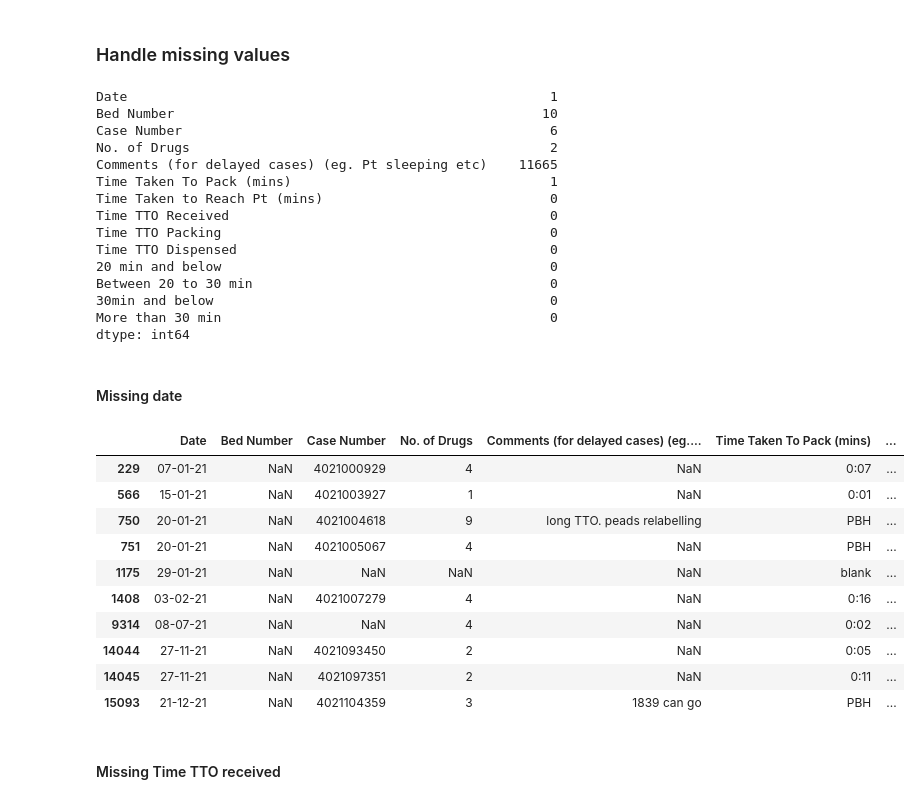
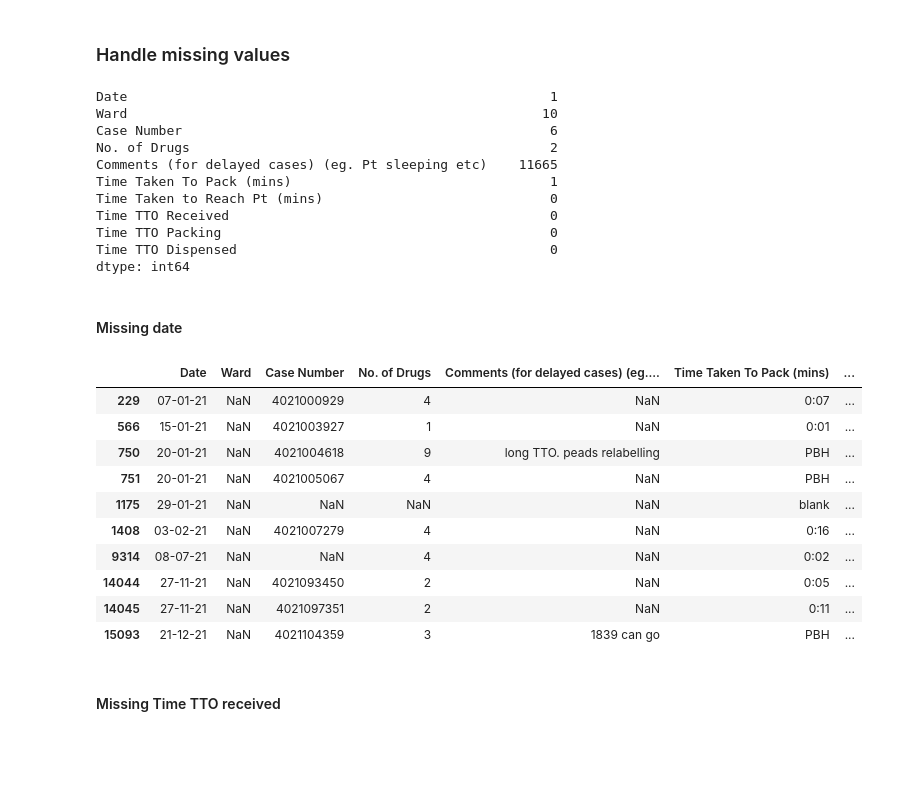
Before and after one commit to RoystonCXW/IS447---Smart-Healthcare, a Jupyter notebook: IS447/System/Data/Pharmacy Dept/Data Cleaning/MNH_Cleaning.ipynb, the cells around one changed output. Cells and saved outputs as stored; diff of their text form; code cells hidden in the pictures; blank space fills up the shorter version.

```diff
--- a/IS447/System/Data/Pharmacy Dept/Data Cleaning/MNH_Cleaning.ipynb
+++ b/IS447/System/Data/Pharmacy Dept/Data Cleaning/MNH_Cleaning.ipynb
@@ -49,7 +69,8 @@ memory usage: 2.7+ MB
 # %%
 # drop repeated column
 df.drop(['Can close', 'Time TTO received (24 hr format) (eg 1340)', 'Timing of Packing (24 hr format / PBH) (eg 1340 / PBH)', 'Timing of Dispensing (24 hr format)',
-        'Weekday', 'Weekday Count', 'Weekend', 'Weekend Count', 'NOT Ward 9'], axis=1, inplace=True)
+        'Weekday', 'Weekday Count', 'Weekend', 'Weekend Count', 'NOT Ward 9', '20 min and below', 'Between 20 to 30 min', '30min and below', 'More than 30 min'],
+        axis=1, inplace=True)
 # %%
 #df.drop(df.iloc[:, 18:23], inplace = True, axis = 1)
 # %% [markdown]
@@ -57,7 +78,7 @@ df.drop(['Can close', 'Time TTO received (24 hr format) (eg 1340)', 'Timing of P
 # %%
 #rename columns
 df.rename({'Case no.': 'Case Number',
-            'Bed no.': 'Bed Number',
+            'Bed no.': 'Ward',
             'No. of drugs': 'No. of Drugs',
            'Time TTO received': 'Time TTO Received',
             'Timing of packing': 'Time TTO Packing',
@@ -93,7 +90,7 @@ memory usage: 1.7+ MB
 df.isnull().sum()
 # %% [output]
 Date                                                      1
-Bed Number                                               10
+Ward                                                     10
 Case Number                                               6
 No. of Drugs                                              2
 Comments (for delayed cases) (eg. Pt sleeping etc)    11665
@@ -102,20 +99,16 @@ Time Taken to Reach Pt (mins)                             0
 Time TTO Received                                         0
 Time TTO Packing                                          0
 Time TTO Dispensed                                        0
-20 min and below                                          0
-Between 20 to 30 min                                      0
-30min and below                                           0
-More than 30 min                                          0
 dtype: int64
 # %%
 #df.iloc[5750:5770]
 # %% [markdown]
 #### Missing date
 # %%
-missing_date = df[df['Bed Number'].isnull()]
+missing_date = df[df['Ward'].isnull()]
 missing_date
 # %% [output]
-|  | Date | Bed Number | Case Number | No. of Drugs | Comments (for delayed cases) (eg.... | Time Taken To Pack (mins) | ... |
+|  | Date | Ward | Case Number | No. of Drugs | Comments (for delayed cases) (eg.... | Time Taken To Pack (mins) | ... |
 | 229 | 07-01-21 | NaN | 4021000929 | 4 | NaN | 0:07 | ... |
 | 566 | 15-01-21 | NaN | 4021003927 | 1 | NaN | 0:01 | ... |
 | 750 | 20-01-21 | NaN | 4021004618 | 9 | long TTO. peads relabelling | PBH | ... |
```
Also changed, not shown: parts of 35 cells of this notebook, 1 other file.
